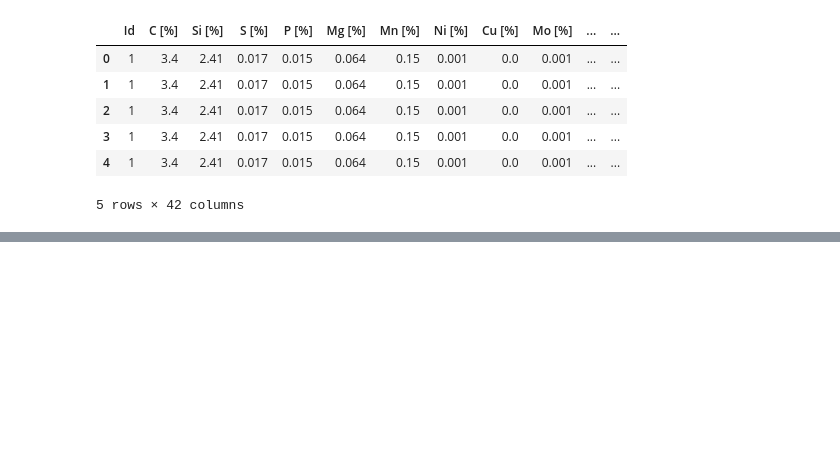
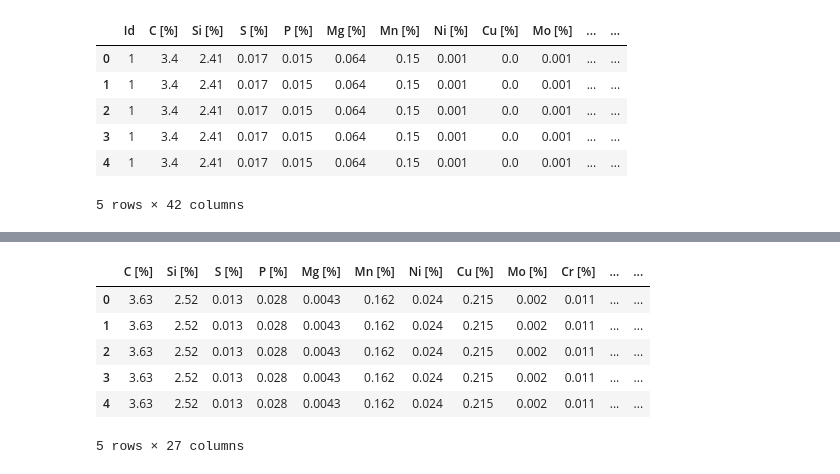
Before and after one commit to akbuchowicz/foundry-project, a Jupyter notebook: data_preprocessing.ipynb, the cells around one changed output, grey strips where cells are left out. Saved outputs shown, nothing was run; the diff lists cells and outputs as text; code cells hidden in the pictures; blank space fills up the shorter version.

```diff
--- a/data_preprocessing.ipynb
+++ b/data_preprocessing.ipynb
@@ -65,0 +1,9 @@ display(colnames)
+# %%
+import pandas
+import numpy as np
+import matplotlib.pyplot as plt
+import os
+
+path = os.getcwd()
+dataframe = pandas.read_excel(path+'\\dane.xls', header = 9, usecols='K:AM,AT:BF')
+test_dataframe = pandas.read_excel(path+'\\dane_test.xlsx', header = 9, usecols='K:AK,AR,AV')
@@ -645,0 +52,6 @@ See the caveats in the documentation: https://pandas.pydata.org/pandas-docs/stab
+# %%
+test_dataframe.rename(columns=pl_eng_dict, inplace=True)
+test_dataframe['Min wall thickness [mm]'] = np.nan
+
+df_X, df_y = dataframe.iloc[:, 0:29].copy(), dataframe.iloc[:, 29:].copy()
+tdf_X = test_dataframe.copy()
@@ -645,0 +75,13 @@ See the caveats in the documentation: https://pandas.pydata.org/pandas-docs/stab
+# %%
+df_X=df_X.drop(['Id', 'Spheroid size'], axis=1)
+tdf_X=tdf_X.drop(['Id', 'Rm [MPa]', 'Charpy impact strength [J]'], axis=1)
+# %%
+tdf_X.head()
+# %% [output]
+|  | C [%] | Si [%] | S [%] | P [%] | Mg [%] | Mn [%] | Ni [%] | Cu [%] | Mo [%] | Cr [%] | ... | ... |
+| 0 | 3.63 | 2.52 | 0.013 | 0.028 | 0.0043 | 0.162 | 0.024 | 0.215 | 0.002 | 0.011 | ... | ... |
+| 1 | 3.63 | 2.52 | 0.013 | 0.028 | 0.0043 | 0.162 | 0.024 | 0.215 | 0.002 | 0.011 | ... | ... |
+| 2 | 3.63 | 2.52 | 0.013 | 0.028 | 0.0043 | 0.162 | 0.024 | 0.215 | 0.002 | 0.011 | ... | ... |
+| 3 | 3.63 | 2.52 | 0.013 | 0.028 | 0.0043 | 0.162 | 0.024 | 0.215 | 0.002 | 0.011 | ... | ... |
+| 4 | 3.63 | 2.52 | 0.013 | 0.028 | 0.0043 | 0.162 | 0.024 | 0.215 | 0.002 | 0.011 | ... | ... |
+5 rows × 27 columns
```
Also changed, not shown: parts of 78 cells of this notebook.
